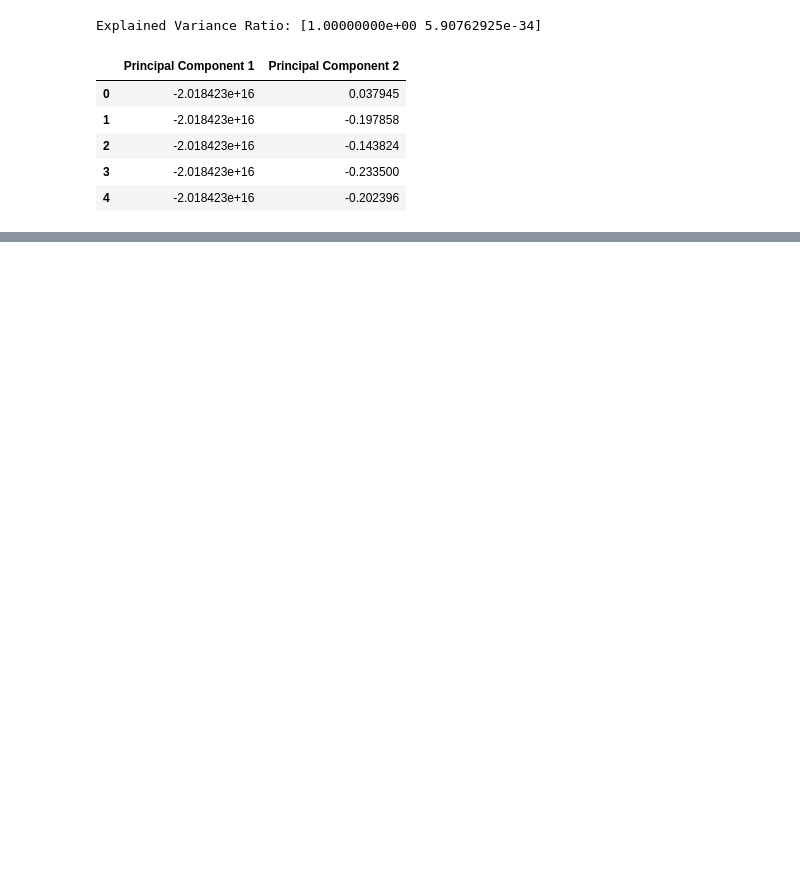
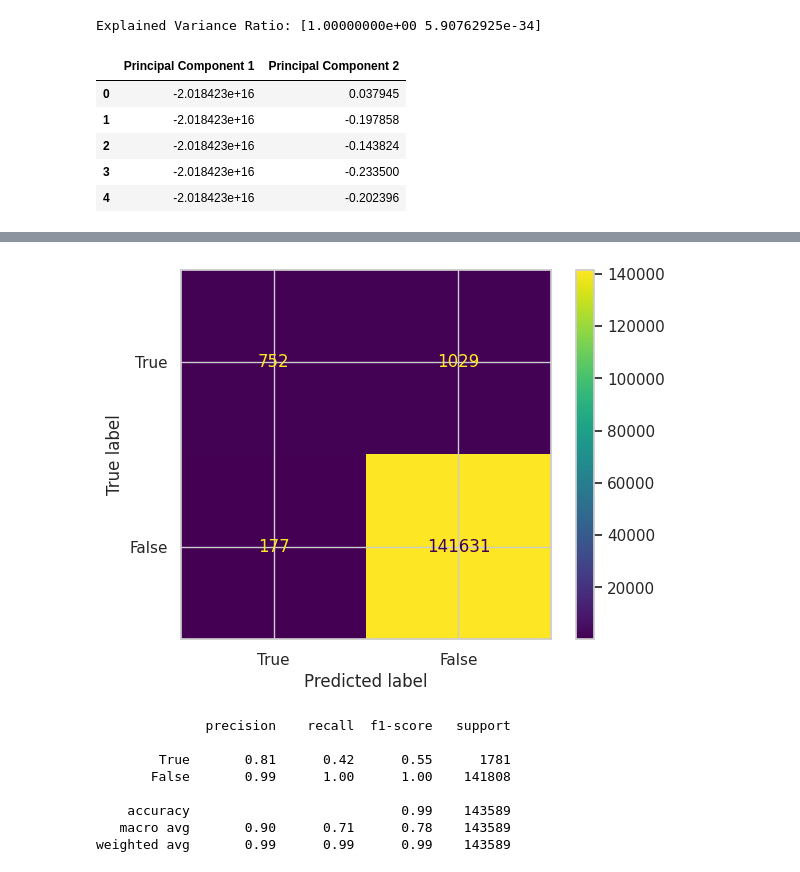
Before and after one commit to fsternini/anomaly-prediction, a Jupyter notebook: anomaly_prediction.ipynb, the cells around one changed output, grey strips where cells are left out. Cells and saved outputs as stored; diff of their text form; code cells hidden in the pictures; blank space fills up the shorter version.

```diff
--- a/anomaly_prediction.ipynb
+++ b/anomaly_prediction.ipynb
@@ -712,0 +520,6 @@ NameError: name 'recalls' is not defined
+# %%
+model = xgb.XGBClassifier(early_stopping_rounds=2)
+clf_xgb = make_pipeline(model)
+x_train_xgb, x_eval_xgb, y_train_xgb, y_eval_xgb = train_test_split(X_train, y_train, test_size=0.2, random_state=42)
+clf_xgb.fit(x_train_xgb, y_train_xgb, xgbclassifier__eval_set=[(x_eval_xgb, y_eval_xgb)])
+y_pred = clf_xgb.predict(X_test)
@@ -712,0 +544,16 @@ NameError: name 'recalls' is not defined
+# %%
+cm = confusion_matrix(y_test, y_pred, labels=labels)
+disp = ConfusionMatrixDisplay(confusion_matrix=cm, display_labels=labels)
+disp.plot()
+plt.show()
+print(classification_report(y_test, y_pred, labels=labels))
+# %% [output]
+[figure, added]
+              precision    recall  f1-score   support
+
+        True       0.81      0.42      0.55      1781
+       False       0.99      1.00      1.00    141808
+
+    accuracy                           0.99    143589
+   macro avg       0.90      0.71      0.78    143589
+weighted avg       0.99      0.99      0.99    143589
```
Also changed, not shown: parts of 48 cells of this notebook.
